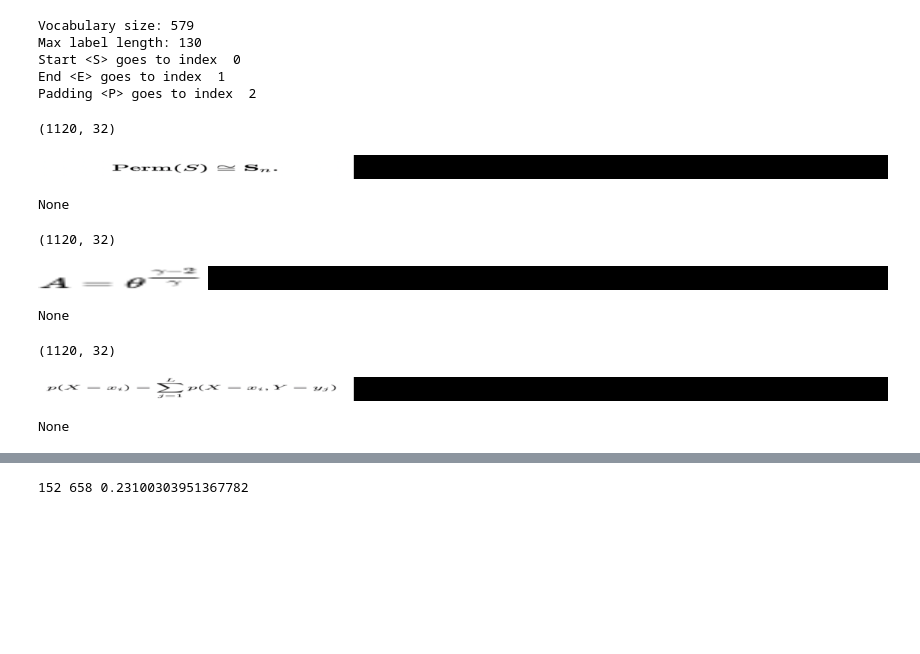
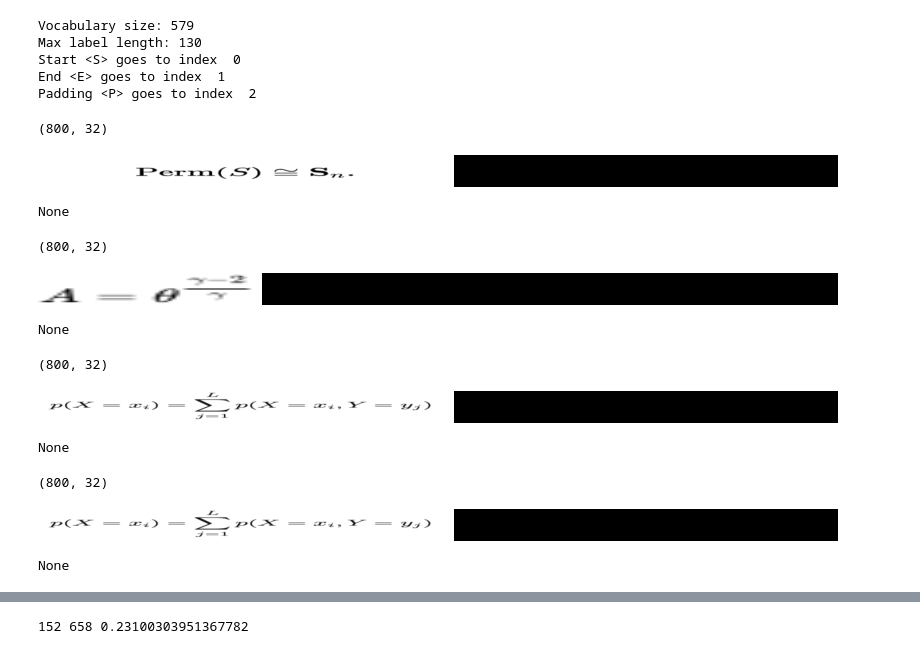
Before and after one commit to gmarus777/image-to-tex-OCR, a Jupyter notebook: Jupyter_Notebooks/LOCAL TorchScript Inference.ipynb, the cells around one changed output, grey strips where cells are left out. Drawn from its saved outputs; the diff is of its cells as text; code cells hidden in the pictures; blank space fills up the shorter version.

```diff
--- a/Jupyter_Notebooks/LOCAL TorchScript Inference.ipynb
+++ b/Jupyter_Notebooks/LOCAL TorchScript Inference.ipynb
@@ -139,34 +139,34 @@ def image_smoothening(img):
     ret3, th3 = cv2.threshold(blur, 0, 255, cv2.THRESH_BINARY + cv2.THRESH_OTSU)
     return th3
 # %%
-MAX_RATIO = 35
+MAX_RATIO = 25
 
 # Resize images with roughly the same aspect ratio
 # Resize height to 32 times the original, and width with roughly the same ratio but it must be divisible by 32
 
 
 
 
 image_path= "Jupyter_Notebooks/test_photos/zarhin.png"
 image = Image.open(image_path).convert('RGB')
 w, h = image.size
 ratio = round((w / h) * 3)
 if ratio == 0:
     ratio = 1
 if ratio > MAX_RATIO:
     ratio = MAX_RATIO
 h_new = 32
 w_new = h_new * ratio
 img_resize = image.resize((w_new, h_new), Image.BILINEAR)
 
 # Do padding to the right half of the image so that the ratio remain fixed as self.max_ratio
 img_padd = Image.new('RGB', (32*MAX_RATIO, 32), (0,0,0))
 img_padd.paste(img_resize, (0, 0))
 print(img_padd.size)
 print(display(img_padd))
 # %% [output]
-(1120, 32)
+(800, 32)
-[figure, old version]
+[figure, new version]
 None
 # %%
 image_path= "Jupyter_Notebooks/test_photos/0a0ebebfb1f6ab3.png"
@@ -187,8 +187,8 @@ img_padd.paste(img_resize, (0, 0))
 print(img_padd.size)
 print(display(img_padd))
 # %% [output]
-(1120, 32)
+(800, 32)
-[figure, old version]
+[figure, new version]
 None
 # %%
 image_path= "Jupyter_Notebooks/test_photos/screenshot_1.png"
@@ -209,8 +209,8 @@ img_padd.paste(img_resize, (0, 0))
 print(img_padd.size)
 print(display(img_padd))
 # %% [output]
-(1120, 32)
+(800, 32)
-[figure, old version]
+[figure, new version]
 None
 # %%
 image_path= "Jupyter_Notebooks/test_photos/screenshot_1.png"
@@ -230,6 +230,10 @@ img_padd = Image.new('RGB', (32*MAX_RATIO, 32), (0,0,0))
 img_padd.paste(img_resize, (0, 0))
 print(img_padd.size)
 print(display(img_padd))
+# %% [output]
+(800, 32)
+[figure, added]
+None
 # %%
 ## ALB
 
```
Also changed, not shown: parts of 10 cells of this notebook, 4 other files.
